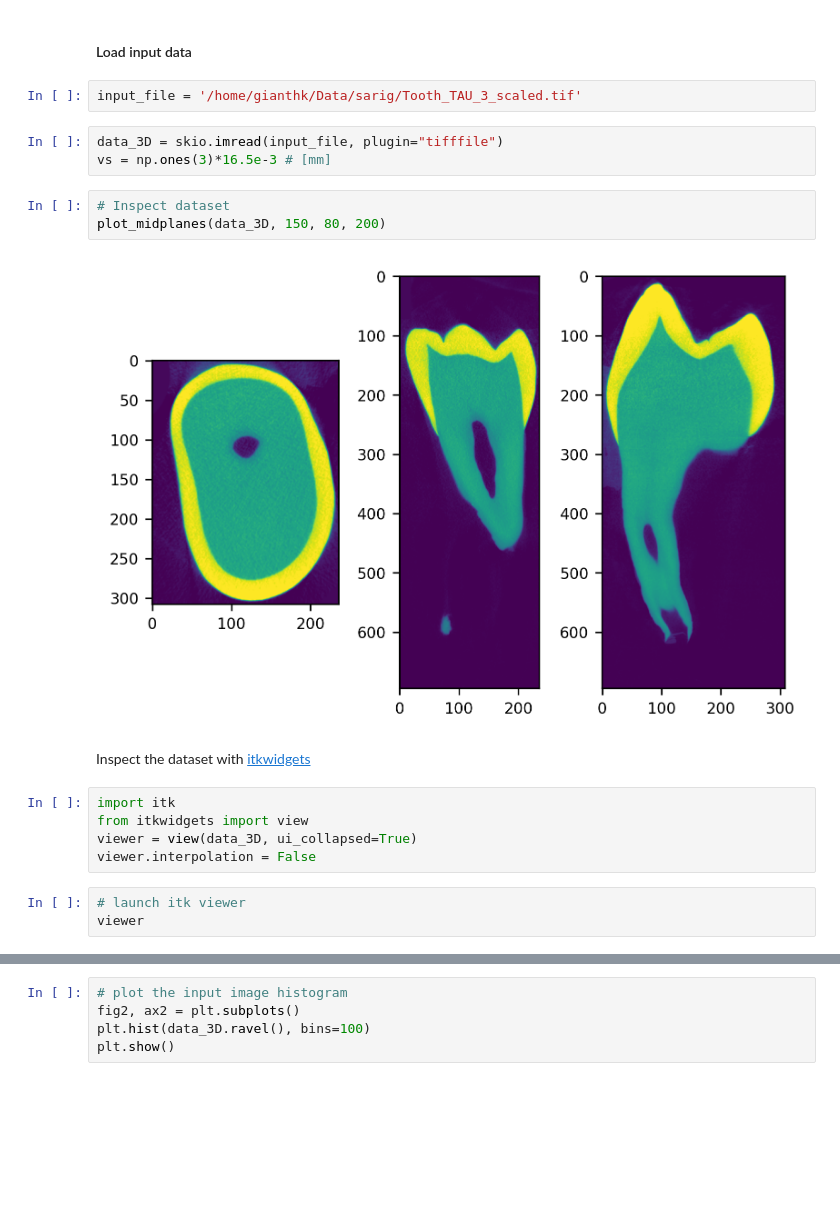
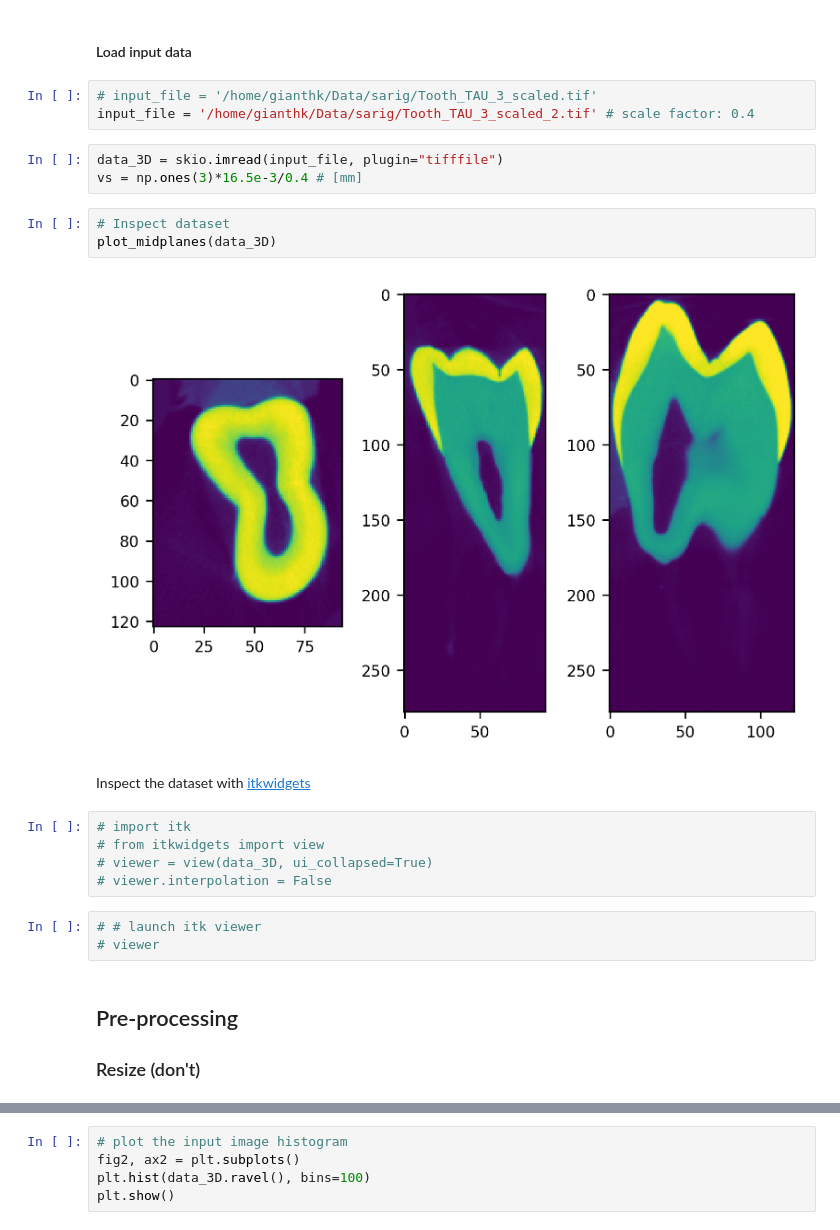
Before and after one commit to ciclope-microFE/ciclope, a Jupyter notebook: examples/ciclope_ex03_tetraFE_tooth.ipynb, the cells around one changed output, grey strips where cells are left out. Cells and saved outputs as stored; diff of their text form; blank space fills up the shorter version.

Commit message:
tooth embedding example; embed method in pybonemorph.py

```diff
--- a/examples/ciclope_ex03_tetraFE_tooth.ipynb
+++ b/examples/ciclope_ex03_tetraFE_tooth.ipynb
@@ -43,22 +44,26 @@ plt.rc('font', **font)
 # %% [markdown]
 #### Load input data
 # %%
-input_file = '/home/gianthk/Data/sarig/Tooth_TAU_3_scaled.tif'
+# input_file = '/home/gianthk/Data/sarig/Tooth_TAU_3_scaled.tif'
+input_file = '/home/gianthk/Data/sarig/Tooth_TAU_3_scaled_2.tif' # scale factor: 0.4
 # %%
 data_3D = skio.imread(input_file, plugin="tifffile")
-vs = np.ones(3)*16.5e-3 # [mm]
+vs = np.ones(3)*16.5e-3/0.4 # [mm]
 # %%
 # Inspect dataset
-plot_midplanes(data_3D, 150, 80, 200)
+plot_midplanes(data_3D)
 # %% [output]
-[figure, old version]
+[figure, new version]
 # %% [markdown]
 Inspect the dataset with [itkwidgets](https://github.com/InsightSoftwareConsortium/itkwidgets)
 # %%
-import itk
-from itkwidgets import view
-viewer = view(data_3D, ui_collapsed=True)
-viewer.interpolation = False
+# import itk
+# from itkwidgets import view
+# viewer = view(data_3D, ui_collapsed=True)
+# viewer.interpolation = False
 # %%
-# launch itk viewer
-viewer
+# # launch itk viewer
+# viewer
+# %% [markdown]
+## Pre-processing
+### Resize (don't)
```
Also changed, not shown: parts of 30 cells of this notebook, 2 other files.
